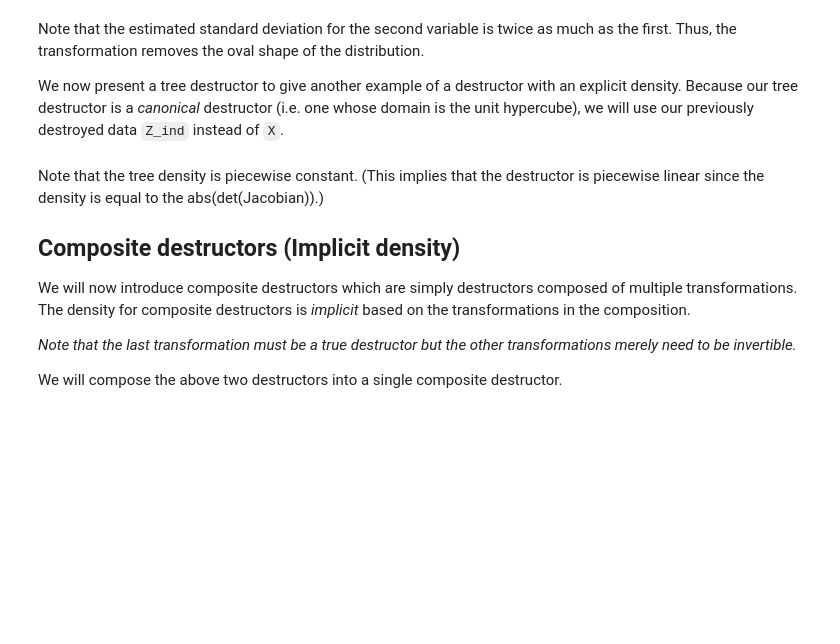
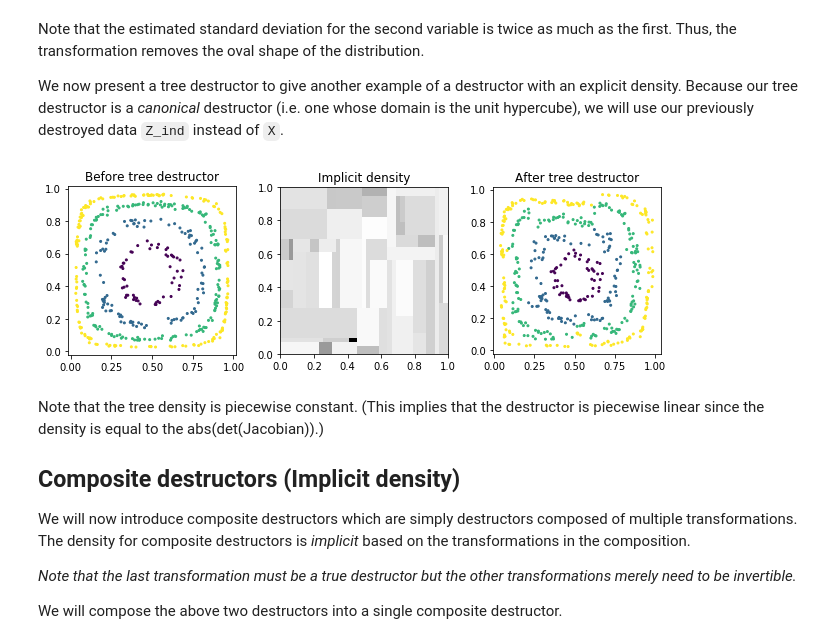
Before and after one commit to davidinouye/destructive-deep-learning, a Jupyter notebook: notebooks/demo_quickstart_tutorial.ipynb, the cells around one changed output. Saved outputs shown, nothing was run; the diff lists cells and outputs as text; code cells hidden in the pictures; blank space fills up the shorter version.

```diff
--- a/notebooks/demo_quickstart_tutorial.ipynb
+++ b/notebooks/demo_quickstart_tutorial.ipynb
@@ -97,12 +114,14 @@ Because our tree destructor is a *canonical* destructor (i.e. one whose domain i
 # %%
 from ddl.tree import TreeDensity, TreeDestructor, RandomTreeEstimator
 tree_density = TreeDensity(
     tree_estimator=RandomTreeEstimator(min_samples_leaf=3, random_state=0)
 )
 tree_destructor = TreeDestructor(tree_density)
 Z_tree = tree_destructor.fit_transform(Z_ind)
-plot_multiple([Z_ind, tree_destructor.density_, Z_tree], [y, {}, y],
-              titles=['Before tree destructor', 'Tree density', 'After tree destructor'])
+
+plot_before_and_after(Z_ind, Z_tree, y, tree_destructor, label='tree destructor')
+# %% [output]
+[figure, added]
 # %% [markdown]
 Note that the tree density is piecewise constant.
 (This implies that the destructor is piecewise linear since the density is equal to the abs(det(Jacobian)).)
```
Also changed, not shown: parts of 22 cells of this notebook.
